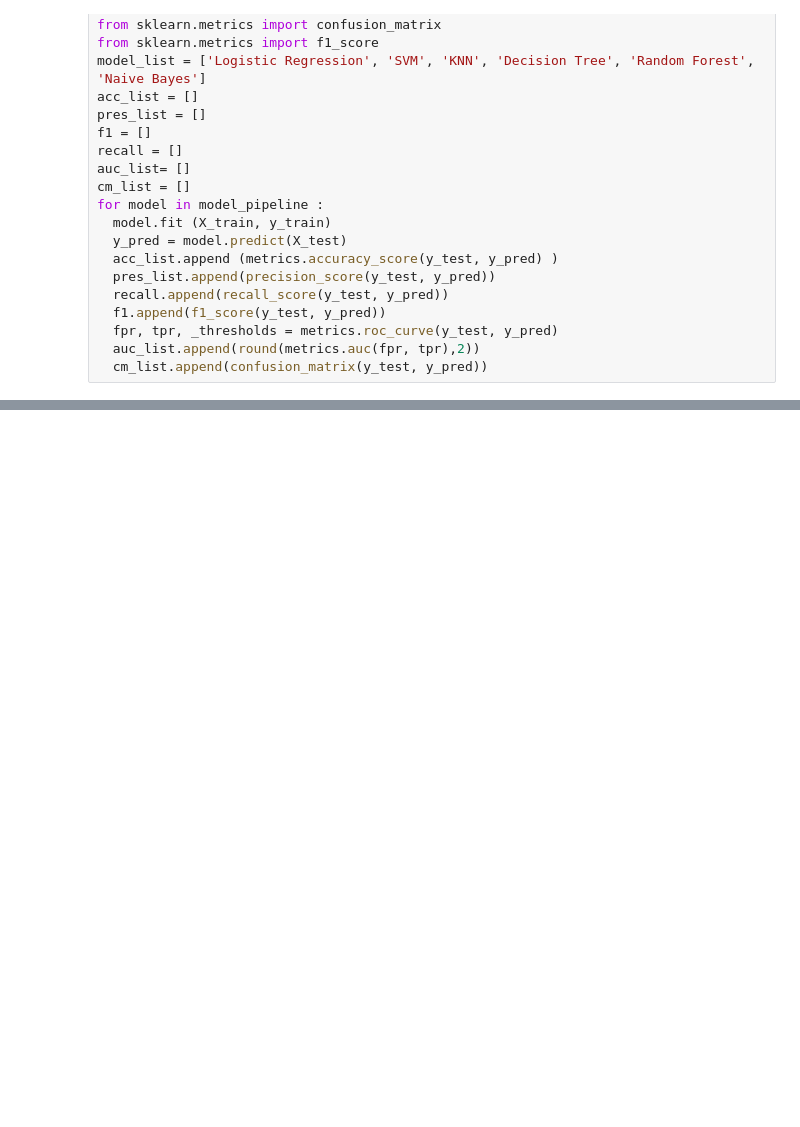
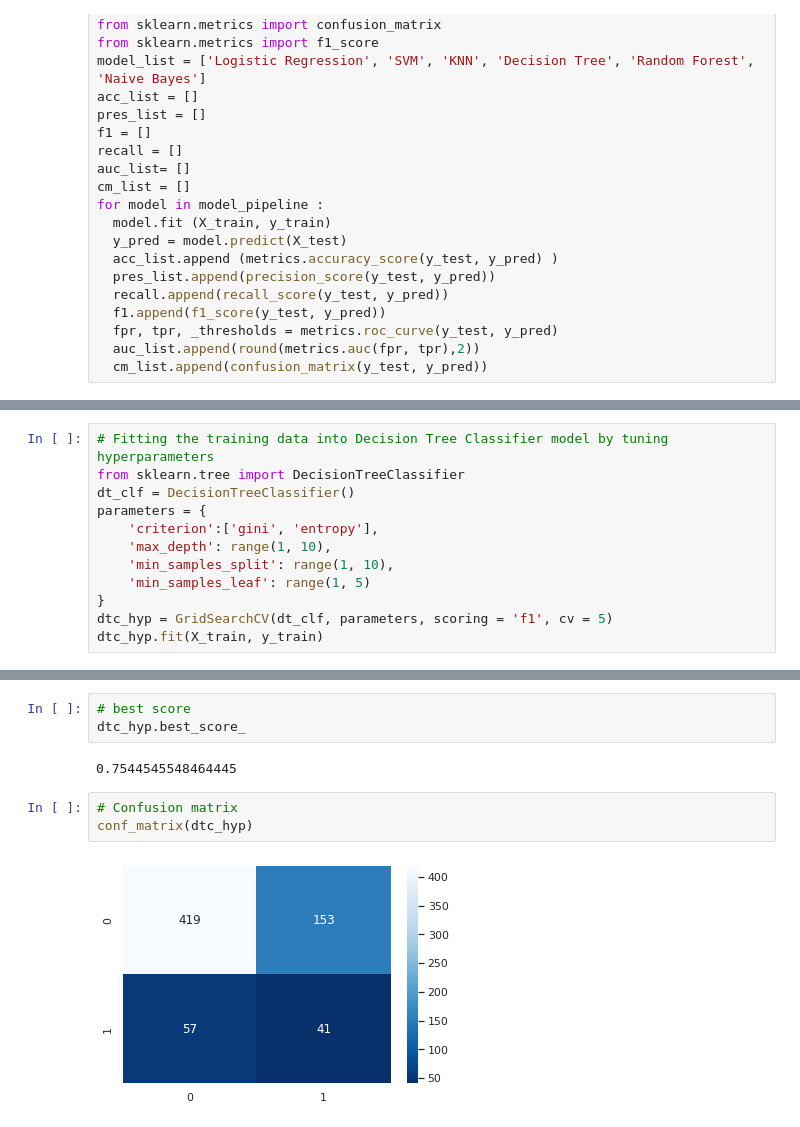
Before and after one commit to ahmedshaik982/Cardiovascular_Risk_Prediction, a Jupyter notebook: Cardiovascular_Risk_Prediction_Capstone_Project.ipynb, the cells around one changed output, grey strips where cells are left out. Drawn from its saved outputs; the diff is of its cells as text; blank space fills up the shorter version.

```diff
--- a/Cardiovascular_Risk_Prediction_Capstone_Project.ipynb
+++ b/Cardiovascular_Risk_Prediction_Capstone_Project.ipynb
@@ -1091,0 +1129,12 @@ score(knn_cv)
+# %%
+# Fitting the training data into Decision Tree Classifier model by tuning hyperparameters
+from sklearn.tree import DecisionTreeClassifier
+dt_clf = DecisionTreeClassifier()
+parameters = {
+    'criterion':['gini', 'entropy'],
+    'max_depth': range(1, 10),
+    'min_samples_split': range(1, 10),
+    'min_samples_leaf': range(1, 5)
+}
+dtc_hyp = GridSearchCV(dt_clf, parameters, scoring = 'f1', cv = 5)
+dtc_hyp.fit(X_train, y_train)
@@ -1091,0 +1156,10 @@ score(knn_cv)
+# %%
+# best score
+dtc_hyp.best_score_
+# %% [output]
+0.7544545548464445
+# %%
+# Confusion matrix
+conf_matrix(dtc_hyp)
+# %% [output]
+[figure, added]
```
Also changed, not shown: parts of 74 cells of this notebook.
